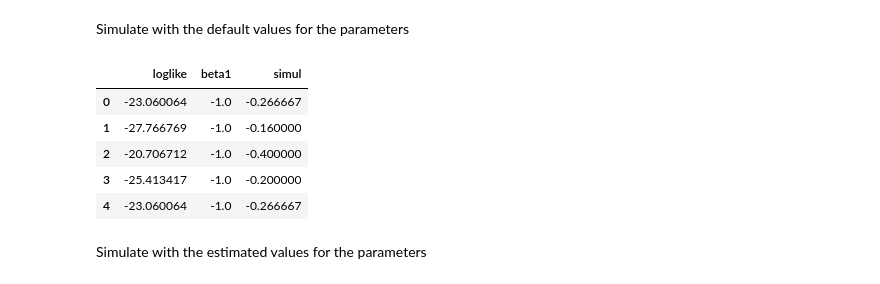
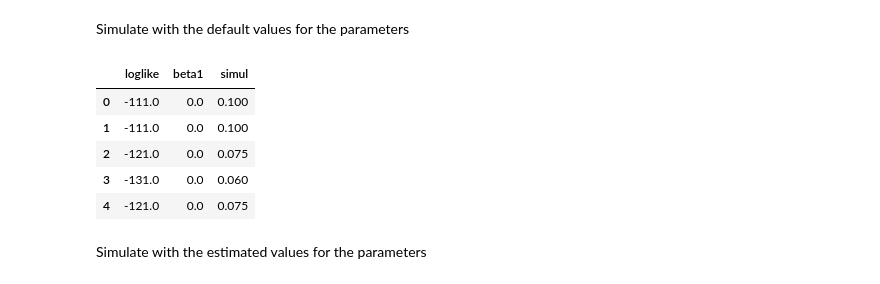
Before and after one commit to michelbierlaire/biogeme, a Jupyter notebook: examples/notebooks/biogeme.biogeme.ipynb, the cells around one changed output. Drawn from its saved outputs; the diff is of its cells as text; code cells hidden in the pictures.

```diff
--- a/examples/notebooks/biogeme.biogeme.ipynb
+++ b/examples/notebooks/biogeme.biogeme.ipynb
@@ -310,15 +278,15 @@ recycled_results.getEstimatedParameters()
 # %% [markdown]
 Simulate with the default values for the parameters
 # %%
-simulationWithDefaultBetas = myBiogeme.simulate()
+simulationWithDefaultBetas = myBiogeme.simulate(myBiogeme.loglike.get_beta_values())
 simulationWithDefaultBetas
 # %% [output]
 |  | loglike | beta1 | simul |
-| 0 | -23.060064 | -1.0 | -0.266667 |
-| 1 | -27.766769 | -1.0 | -0.160000 |
-| 2 | -20.706712 | -1.0 | -0.400000 |
-| 3 | -25.413417 | -1.0 | -0.200000 |
-| 4 | -23.060064 | -1.0 | -0.266667 |
+| 0 | -111.0 | 0.0 | 0.100 |
+| 1 | -111.0 | 0.0 | 0.100 |
+| 2 | -121.0 | 0.0 | 0.075 |
+| 3 | -131.0 | 0.0 | 0.060 |
+| 4 | -121.0 | 0.0 | 0.075 |
 # %% [markdown]
 Simulate with the estimated values for the parameters
 # %%
```
Also changed, not shown: parts of 31 cells of this notebook, 22 other files.
